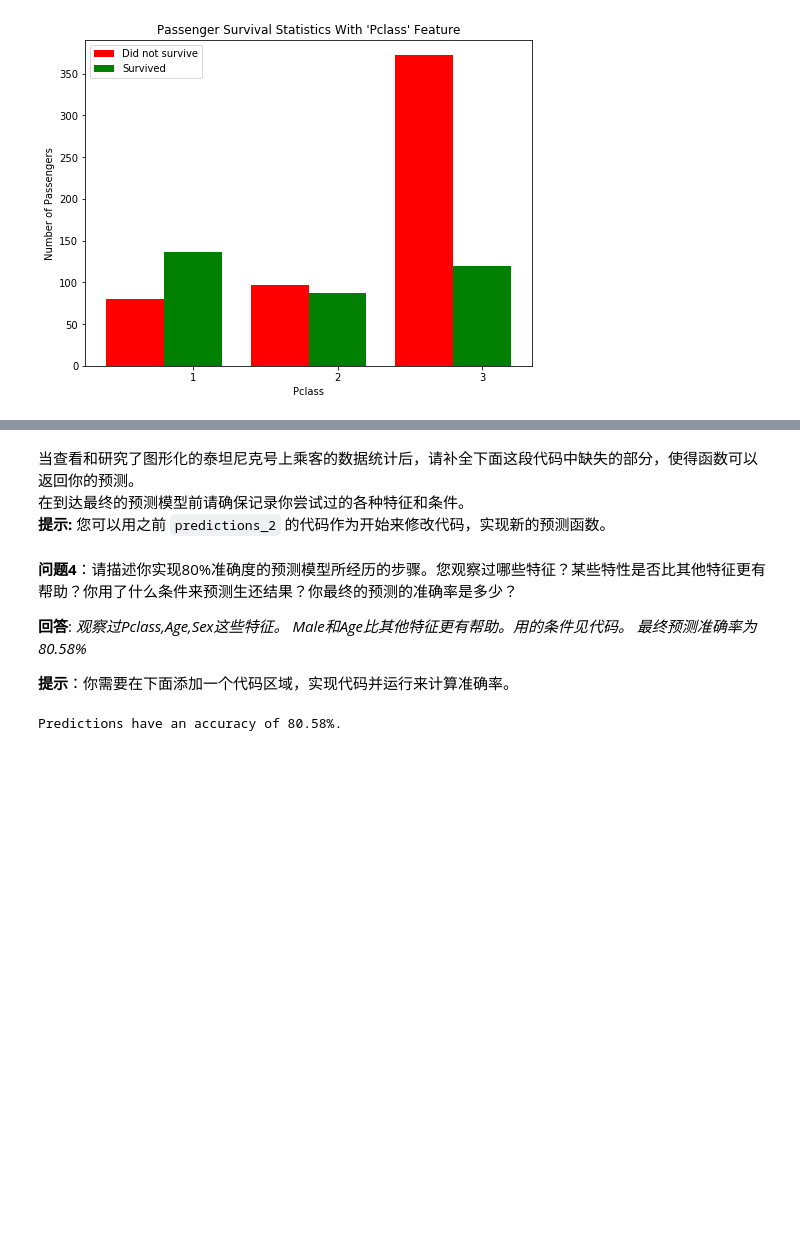
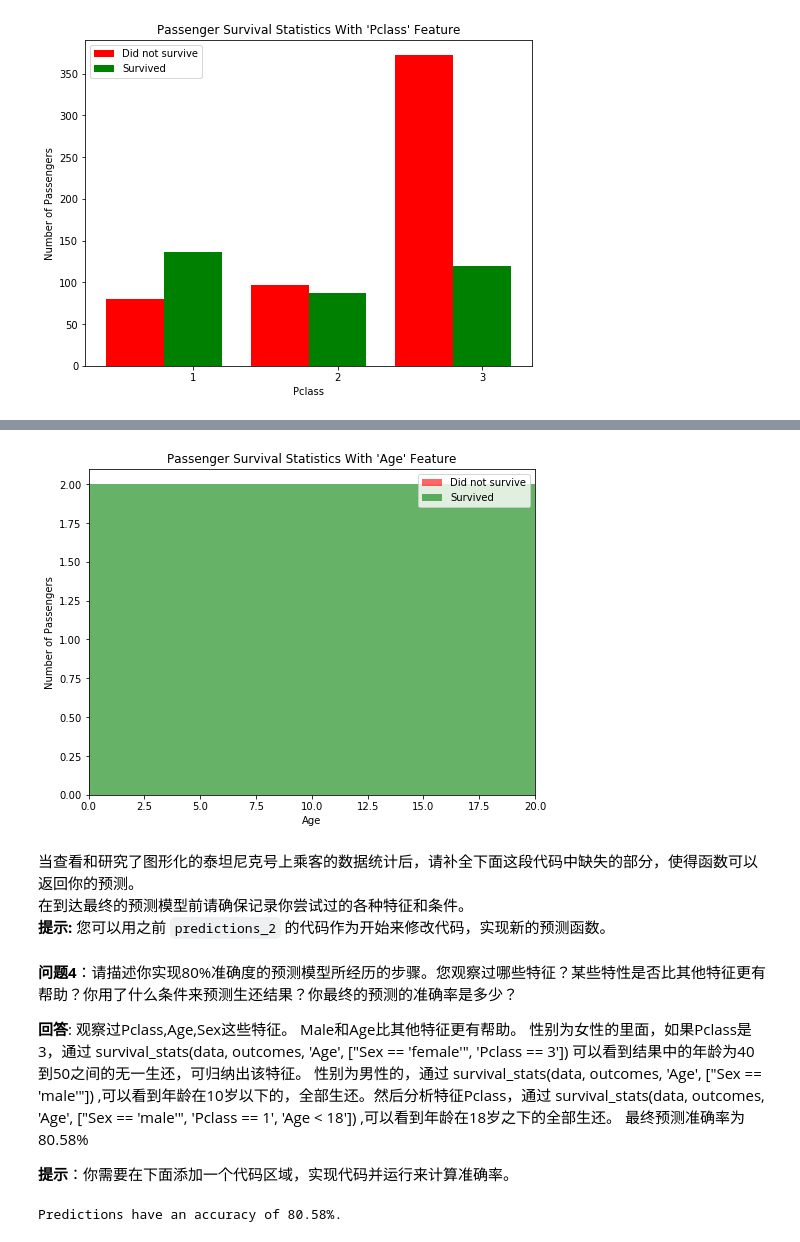
Before and after one commit to zhangpengGenedock/titanic_survival_exploration, a Jupyter notebook: titanic_survival_exploration.ipynb, the cells around one changed output, grey strips where cells are left out. Cells and saved outputs as stored; diff of their text form; code cells hidden in the pictures; blank space fills up the shorter version.

```diff
--- a/titanic_survival_exploration.ipynb
+++ b/titanic_survival_exploration.ipynb
@@ -240,3 +244,7 @@ survival_stats(data, outcomes, 'Age', ["Sex == 'female'", 'Pclass == 3', 'Age >
+# %%
+survival_stats(data, outcomes, 'Age', ["Sex == 'male'", 'Pclass == 1', 'Age < 18'])
+# %% [output]
+[figure, added]
 # %% [markdown]
 当查看和研究了图形化的泰坦尼克号上乘客的数据统计后，请补全下面这段代码中缺失的部分，使得函数可以返回你的预测。
 在到达最终的预测模型前请确保记录你尝试过的各种特征和条件。
@@ -280,8 +288,17 @@ predictions = predictions_3(data)
 # %% [markdown]
 **问题4**：请描述你实现80%准确度的预测模型所经历的步骤。您观察过哪些特征？某些特性是否比其他特征更有帮助？你用了什么条件来预测生还结果？你最终的预测的准确率是多少？
 
-**回答**: *观察过Pclass,Age,Sex这些特征。 Male和Age比其他特征更有帮助。用的条件见代码。
-最终预测准确率为 80.58%*
+**回答**:
+ 观察过Pclass,Age,Sex这些特征。 Male和Age比其他特征更有帮助。
+性别为女性的里面，如果Pclass是3，通过
+survival_stats(data, outcomes, 'Age', ["Sex == 'female'", 'Pclass == 3'])
+可以看到结果中的年龄为40到50之间的无一生还，可归纳出该特征。
+性别为男性的，通过
+survival_stats(data, outcomes, 'Age', ["Sex == 'male'"])
+,可以看到年龄在10岁以下的，全部生还。然后分析特征Pclass，通过
+survival_stats(data, outcomes, 'Age', ["Sex == 'male'", 'Pclass == 1', 'Age < 18'])
+,可以看到年龄在18岁之下的全部生还。
+最终预测准确率为 80.58%
 
 **提示**：你需要在下面添加一个代码区域，实现代码并运行来计算准确率。
 # %%
```
Also changed, not shown: parts of 3 cells of this notebook, 1 other file.
